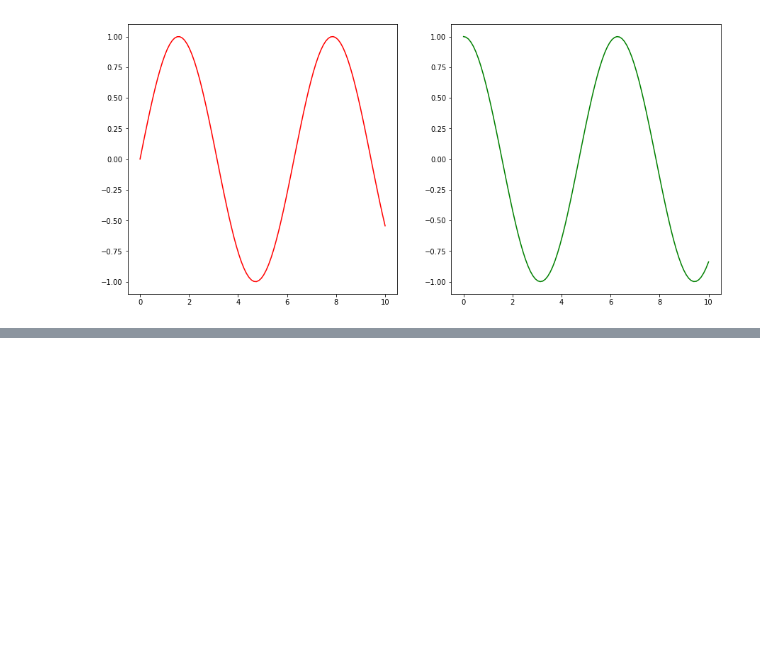
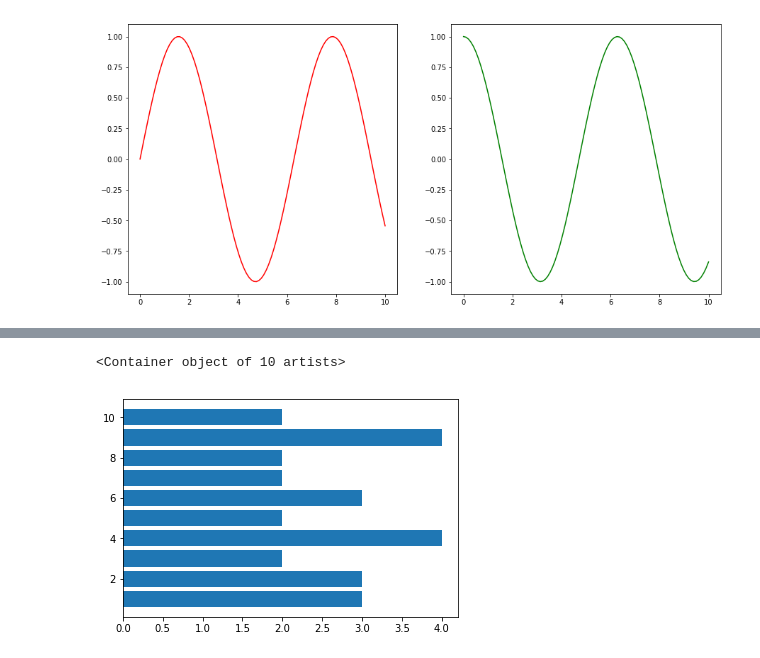
Before and after one commit to jimit105/Data-Science-in-Python-Pandas-Scikit-learn-Numpy-Matplotlib, a Jupyter notebook: Data Visualization with Matplotlib/MatPlotLib.ipynb, the cells around one changed output, grey strips where cells are left out. Saved outputs shown, nothing was run; the diff lists cells and outputs as text; code cells hidden in the pictures; blank space fills up the shorter version.

```diff
--- a/Data Visualization with Matplotlib/MatPlotLib.ipynb
+++ b/Data Visualization with Matplotlib/MatPlotLib.ipynb
@@ -181,0 +193,6 @@ ax[1].plot(x,z,c='green')
+# %%
+plt.barh(x,y)
+#Horizontal Bar Chart
+# %% [output]
+<Container object of 10 artists>
+[figure, added]
```
Also changed, not shown: parts of 7 cells of this notebook.
